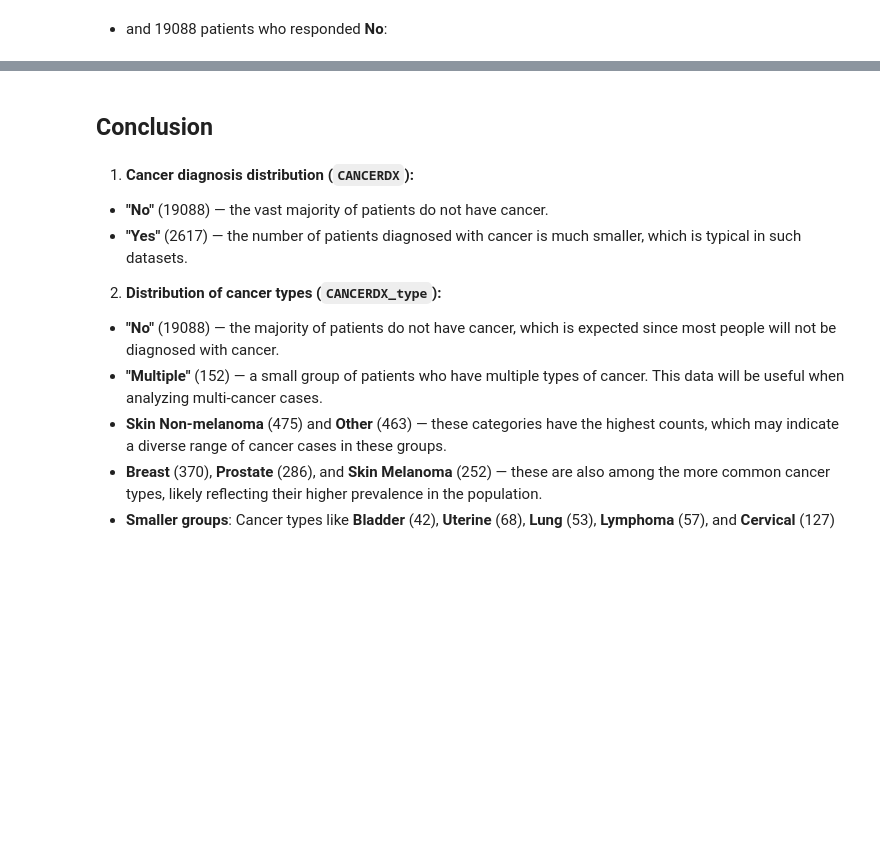
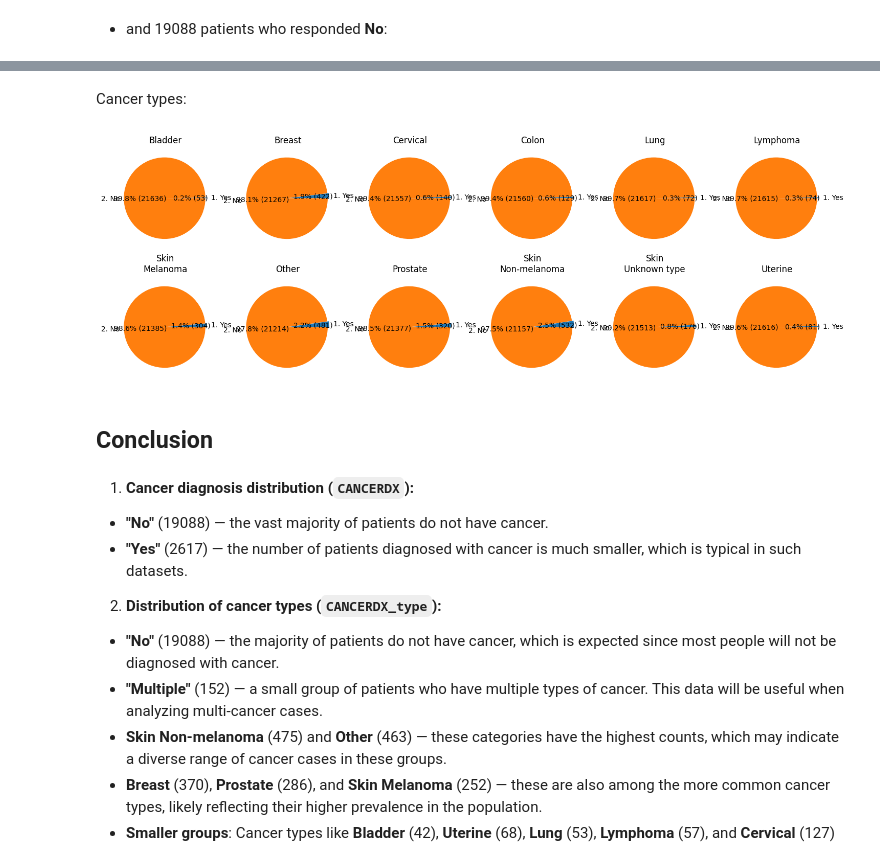
Before and after one commit to trojanskehesten/meps-cancer-analysis, a Jupyter notebook: MEPS Cancer analysis 2019.ipynb, the cells around one changed output, grey strips where cells are left out. Saved outputs shown, nothing was run; the diff lists cells and outputs as text; code cells hidden in the pictures; blank space fills up the shorter version.

```diff
--- a/MEPS Cancer analysis 2019.ipynb
+++ b/MEPS Cancer analysis 2019.ipynb
@@ -240,3 +267,5 @@ df[cancer_feat_type] = df[cancer_feat_type].replace({yes_ans: '1. DK / Refused'}
+# %%
+cancer_types = cancer_type_names
 # %% [markdown]
 **Finally, let's review the final features:**
 * Cancer diagnosis (`CANCERDX`)
@@ -280,4 +310,13 @@ CANCERDX_type
 Name: count, dtype: int64
+# %% [markdown]
+Cancer types:
+# %%
+n_types = len(cancer_types)
+fig, ax = plt.subplots(2, 6, figsize=(18, 6))
+for i in range(n_types):
+    sf.pie(df[cancer_types[i]], ax=ax[i//6, i%6])
+# %% [output]
+[figure, added]
 # %% [markdown]
 ## Conclusion
 # %% [markdown]
```
Also changed, not shown: parts of 29 cells of this notebook, 2 other files.
